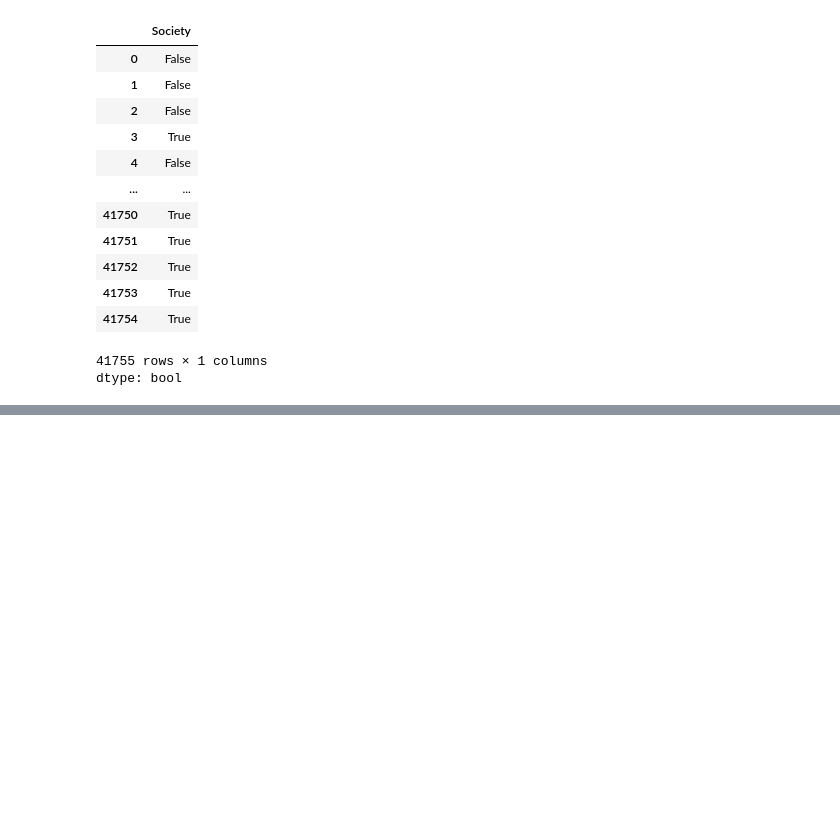
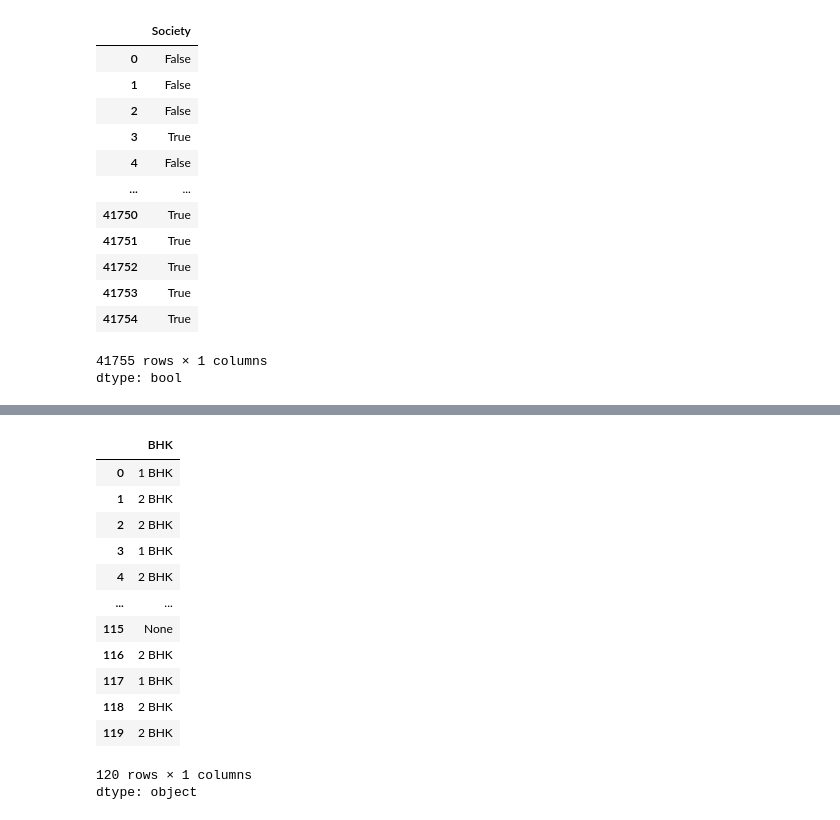
Before and after one commit to Trusha216/AI-ML-internship, a Jupyter notebook: house_prices.ipynb, the cells around one changed output, grey strips where cells are left out. Drawn from its saved outputs; the diff is of its cells as text; code cells hidden in the pictures; blank space fills up the shorter version.

```diff
--- a/house_prices.ipynb
+++ b/house_prices.ipynb
@@ -532,0 +642,17 @@ dtype: bool
+# %%
+data['BHK'].head(120)
+# %% [output]
+|  | BHK |
+| 0 | 1 BHK |
+| 1 | 2 BHK |
+| 2 | 2 BHK |
+| 3 | 1 BHK |
+| 4 | 2 BHK |
+| ... | ... |
+| 115 | None |
+| 116 | 2 BHK |
+| 117 | 1 BHK |
+| 118 | 2 BHK |
+| 119 | 2 BHK |
+120 rows × 1 columns
+dtype: object
```
Also changed, not shown: parts of 8 cells of this notebook.
